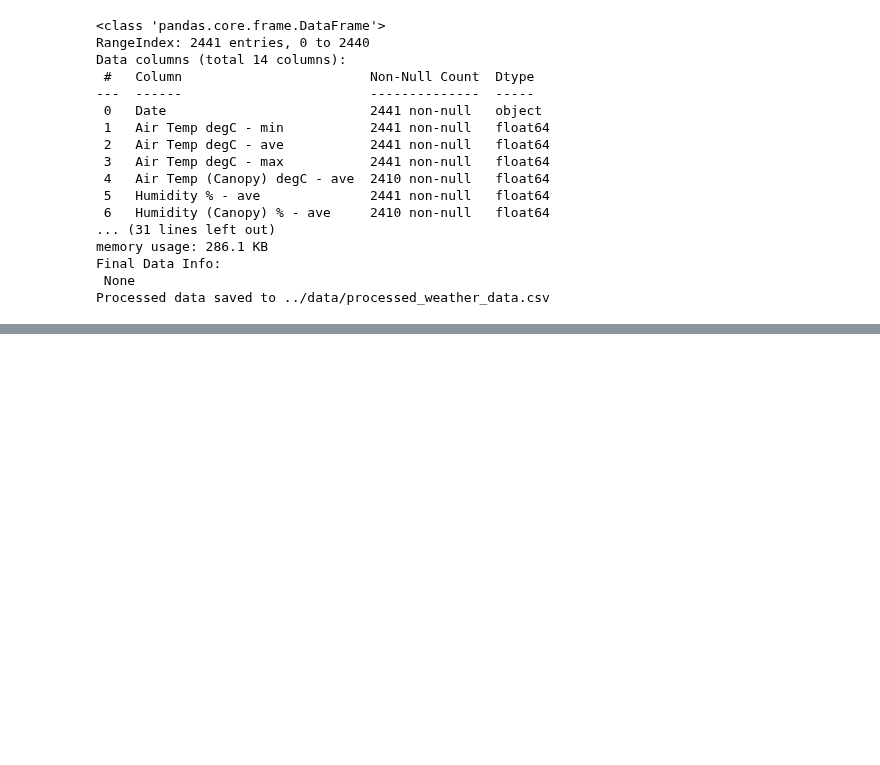
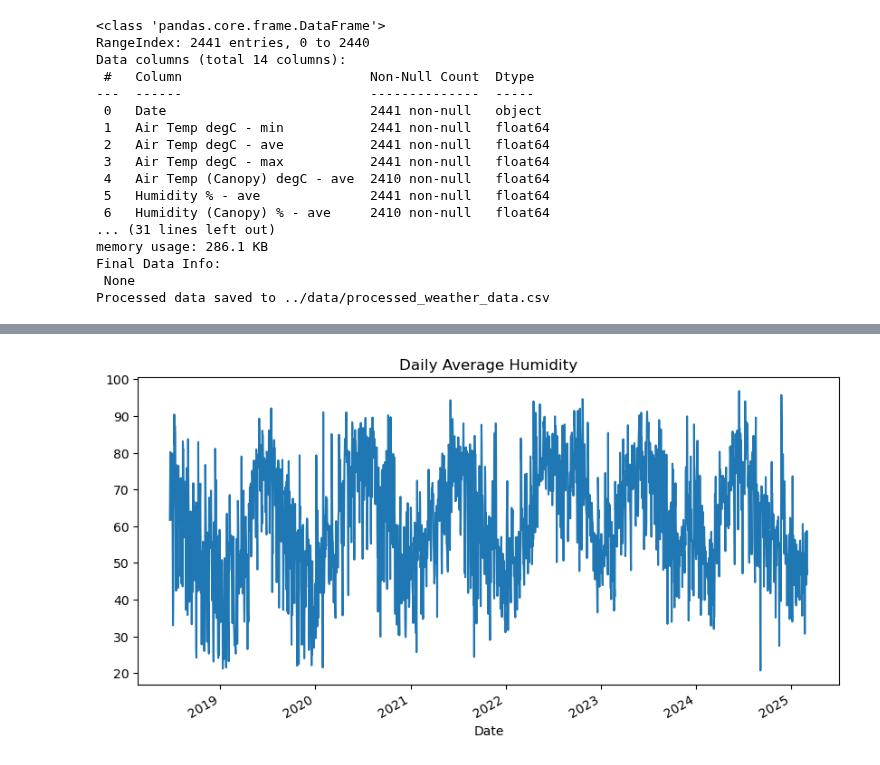
Before and after one commit to subin-seol/AgVic-Weather-Disease-Model, a Jupyter notebook: notebooks/01_data_preprocessing.ipynb, the cells around one changed output, grey strips where cells are left out. Cells and saved outputs as stored; diff of their text form; code cells hidden in the pictures; blank space fills up the shorter version.

```diff
--- a/notebooks/01_data_preprocessing.ipynb
+++ b/notebooks/01_data_preprocessing.ipynb
@@ -73,0 +52,7 @@ Feature-engineered dataset saved to ../data/feature_engineered_weather_data.csv
+# %%
+plt.figure(figsize=(10,5))
+df.set_index("Date")["Humidity % - ave"].plot()
+plt.title("Daily Average Humidity")
+plt.show()
+# %% [output]
+[figure, added]
```
Also changed, not shown: parts of 6 cells of this notebook.
